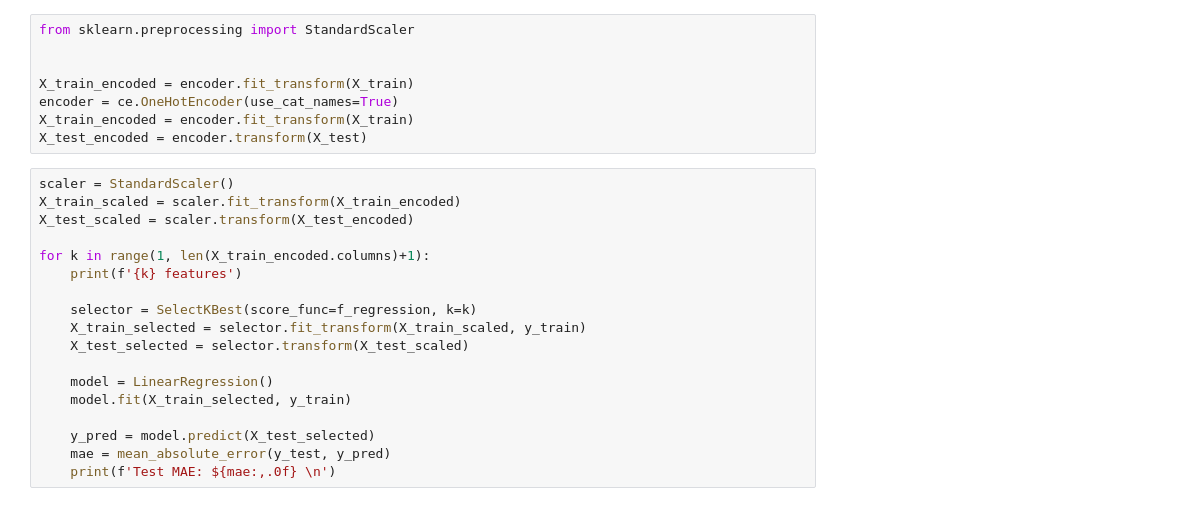
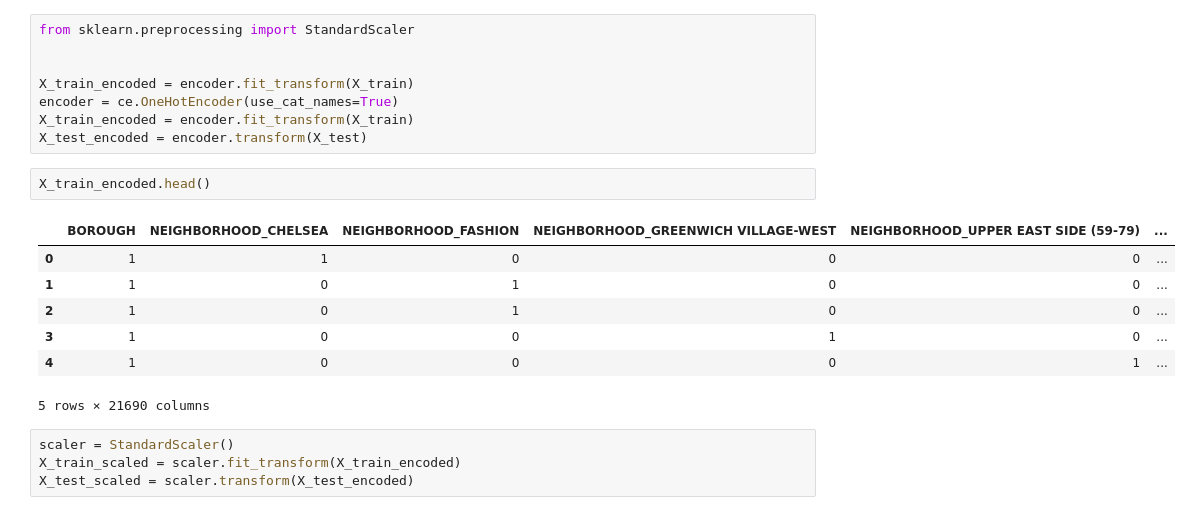
Before and after one commit to matthew-sessions/DS-Unit-2-Regression-Classification, a Jupyter notebook: module3/assignment_regression_classification_3.ipynb, the cells around one changed output. Saved outputs shown, nothing was run; the diff lists cells and outputs as text.

```diff
--- a/module3/assignment_regression_classification_3.ipynb
+++ b/module3/assignment_regression_classification_3.ipynb
@@ -646,21 +616,17 @@ X_train_encoded = encoder.fit_transform(X_train)
 encoder = ce.OneHotEncoder(use_cat_names=True)
 X_train_encoded = encoder.fit_transform(X_train)
 X_test_encoded = encoder.transform(X_test)
-# %%
-scaler = StandardScaler()
-X_train_scaled = scaler.fit_transform(X_train_encoded)
-X_test_scaled = scaler.transform(X_test_encoded)
-
-for k in range(1, len(X_train_encoded.columns)+1):
-    print(f'{k} features')
-
-    selector = SelectKBest(score_func=f_regression, k=k)
-    X_train_selected = selector.fit_transform(X_train_scaled, y_train)
-    X_test_selected = selector.transform(X_test_scaled)
-
-    model = LinearRegression()
-    model.fit(X_train_selected, y_train)
-
-    y_pred = model.predict(X_test_selected)
-    mae = mean_absolute_error(y_test, y_pred)
-    print(f'Test MAE: ${mae:,.0f} \n')
+# %%
+X_train_encoded.head()
+# %% [output]
+|  | BOROUGH | NEIGHBORHOOD_CHELSEA | NEIGHBORHOOD_FASHION | NEIGHBORHOOD_GREENWICH VILLAGE-WEST | NEIGHBORHOOD_UPPER EAST SIDE (59-79) | ... |
+| 0 | 1 | 1 | 0 | 0 | 0 | ... |
+| 1 | 1 | 0 | 1 | 0 | 0 | ... |
+| 2 | 1 | 0 | 1 | 0 | 0 | ... |
+| 3 | 1 | 0 | 0 | 1 | 0 | ... |
+| 4 | 1 | 0 | 0 | 0 | 1 | ... |
+5 rows × 21690 columns
+# %%
+scaler = StandardScaler()
+X_train_scaled = scaler.fit_transform(X_train_encoded)
+X_test_scaled = scaler.transform(X_test_encoded)
```
Also changed, not shown: parts of 15 cells of this notebook.
